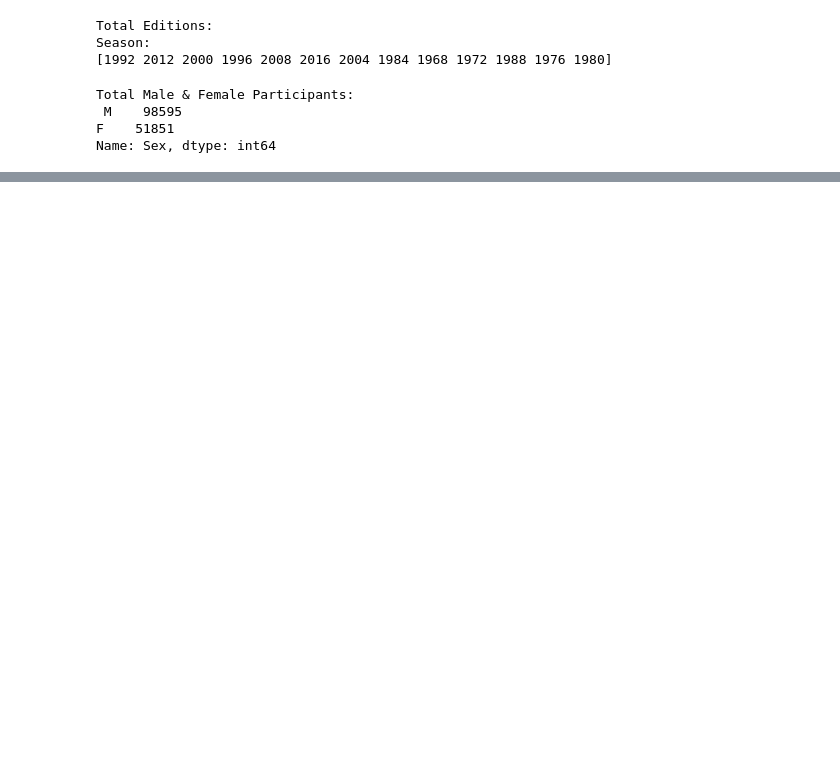
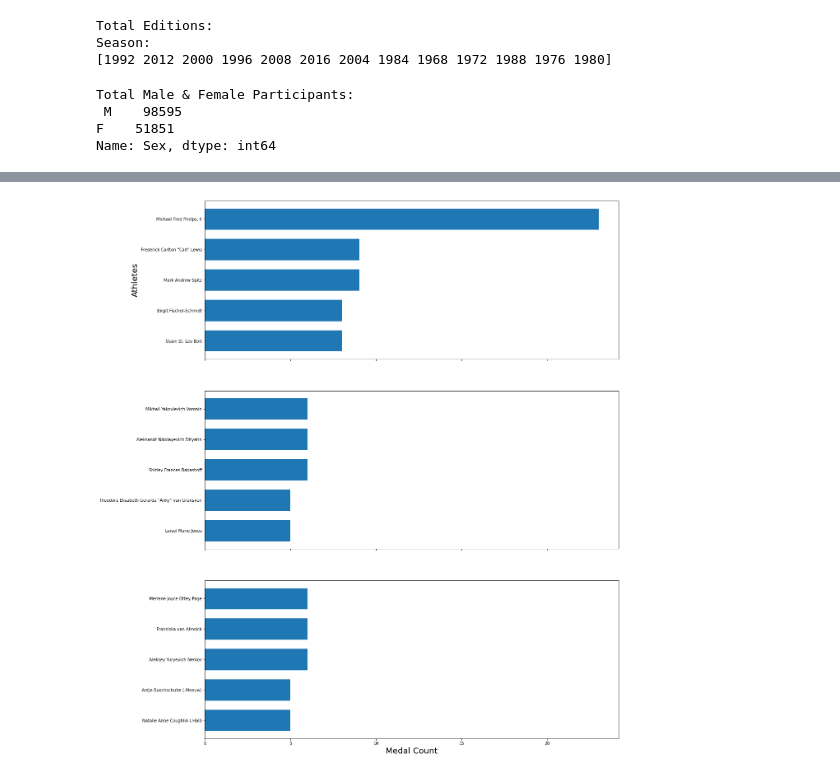
Before and after one commit to ColmRy/UCDPAColm-Ryan, a Jupyter notebook: MyProject.ipynb, the cells around one changed output, grey strips where cells are left out. Drawn from its saved outputs; the diff is of its cells as text; code cells hidden in the pictures; blank space fills up the shorter version.

```diff
--- a/MyProject.ipynb
+++ b/MyProject.ipynb
@@ -232,3 +232,7 @@ Total Male & Female Participants:
  M    98595
 F    51851
 Name: Sex, dtype: int64
+# %%
+# Gold Medal Winners since 1956
+gold_winners= olympics_final[olympics_final["Medal"]=="Gold"]
+gold_winners.head()
@@ -234,0 +246,4 @@ Name: Sex, dtype: int64
+# %%
+# Silver Medal Winners since 1956
+silver_winners= olympics_final[olympics_final["Medal"]=="Silver"]
+silver_winners.head()
@@ -234,0 +257,4 @@ Name: Sex, dtype: int64
+# %%
+# Bronze Medal Winners since 1956
+bronze_winners= olympics_final[olympics_final["Medal"]=="Bronze"]
+bronze_winners.head()
@@ -234,0 +268,5 @@ Name: Sex, dtype: int64
+# %%
+# Save top 5 medal winners
+gwa = gold_winners['Name'].value_counts().sort_values(ascending=True)[-5:]
+swa = silver_winners['Name'].value_counts().sort_values(ascending=True)[-5:]
+bwa = bronze_winners['Name'].value_counts().sort_values(ascending=True)[-5:]
@@ -234,0 +276,16 @@ Name: Sex, dtype: int64
+# %%
+# Plotting top 5 gold silver bronze medal winners
+plt.subplots(figsize=(18,24))
+ax1 =plt.subplot(311)
+gwa.plot.barh(width=.7)
+ax2 = plt.subplot(312, sharex=ax1)
+swa.plot.barh(width=.7)
+ax3 = plt.subplot(313, sharex=ax1)
+bwa.plot.barh(width=.7)
+
+ax3.set_xlabel('Medal Count')
+ax1.set_ylabel('Athletes')
+plt.savefig('top_athletes')
+plt.show()
+# %% [output]
+[figure, added]
```
Also changed, not shown: parts of 6 cells of this notebook.
